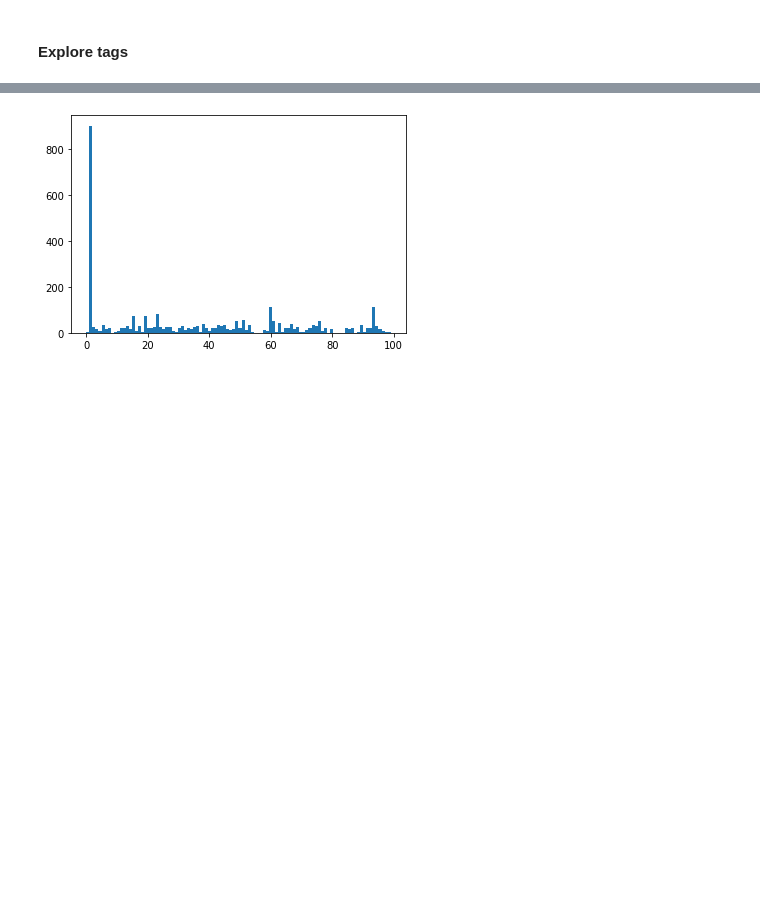
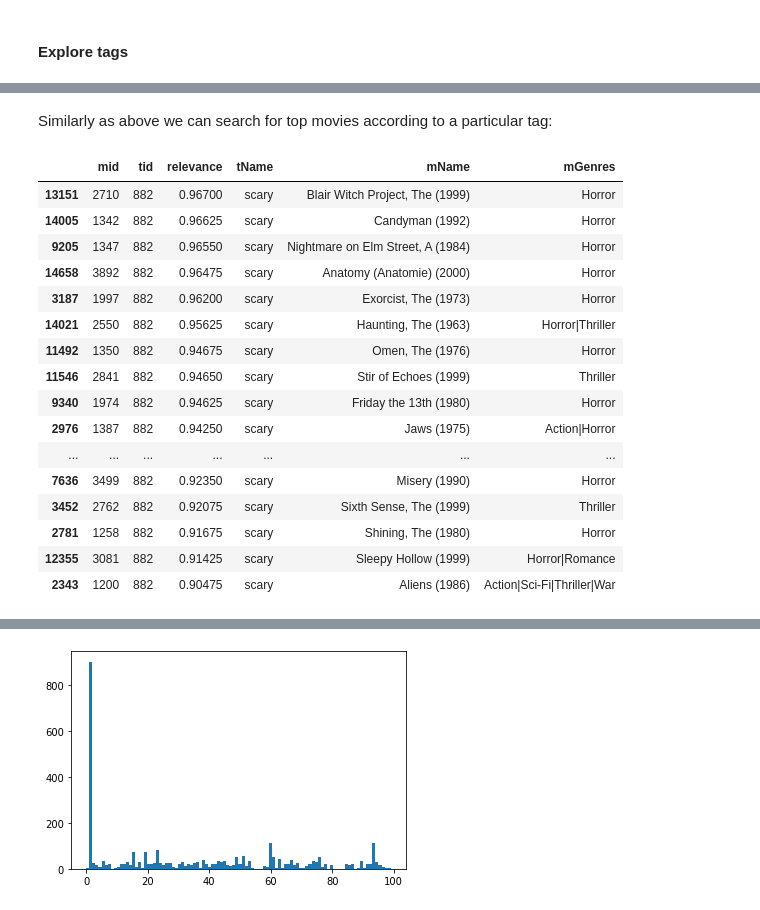
Before and after one commit to lcharlin/ivado-workshop_recsys_19, a Jupyter notebook: Tutorial -- Introduction to ML.ipynb, the cells around one changed output, grey strips where cells are left out. Drawn from its saved outputs; the diff is of its cells as text; code cells hidden in the pictures; blank space fills up the shorter version.

```diff
--- a/Tutorial -- Introduction to ML.ipynb
+++ b/Tutorial -- Introduction to ML.ipynb
@@ -223,0 +349,26 @@ print(ratings_pd['mid'].nunique())
+# %% [markdown]
+Similarly as above we can search for top movies according to a particular tag:
+# %%
+tag = 'scary' # This is the (sub) tag we search for
+display(tags_high_names_movies[
+    tags_high_names_movies.tName.str.contains(tag,
+                                               regex=False, case=False)].sort_values(by=['relevance'],
+                                                                                    ascending=False))
+# %% [output]
+|  | mid | tid | relevance | tName | mName | mGenres |
+| 13151 | 2710 | 882 | 0.96700 | scary | Blair Witch Project, The (1999) | Horror |
+| 14005 | 1342 | 882 | 0.96625 | scary | Candyman (1992) | Horror |
+| 9205 | 1347 | 882 | 0.96550 | scary | Nightmare on Elm Street, A (1984) | Horror |
+| 14658 | 3892 | 882 | 0.96475 | scary | Anatomy (Anatomie) (2000) | Horror |
+| 3187 | 1997 | 882 | 0.96200 | scary | Exorcist, The (1973) | Horror |
+| 14021 | 2550 | 882 | 0.95625 | scary | Haunting, The (1963) | Horror|Thriller |
+| 11492 | 1350 | 882 | 0.94675 | scary | Omen, The (1976) | Horror |
+| 11546 | 2841 | 882 | 0.94650 | scary | Stir of Echoes (1999) | Thriller |
+| 9340 | 1974 | 882 | 0.94625 | scary | Friday the 13th (1980) | Horror |
+| 2976 | 1387 | 882 | 0.94250 | scary | Jaws (1975) | Action|Horror |
+| ... | ... | ... | ... | ... | ... | ... |
+| 7636 | 3499 | 882 | 0.92350 | scary | Misery (1990) | Horror |
+| 3452 | 2762 | 882 | 0.92075 | scary | Sixth Sense, The (1999) | Thriller |
+| 2781 | 1258 | 882 | 0.91675 | scary | Shining, The (1980) | Horror |
+| 12355 | 3081 | 882 | 0.91425 | scary | Sleepy Hollow (1999) | Horror|Romance |
+| 2343 | 1200 | 882 | 0.90475 | scary | Aliens (1986) | Action|Sci-Fi|Thriller|War |
```
Also changed, not shown: parts of 68 cells of this notebook.
